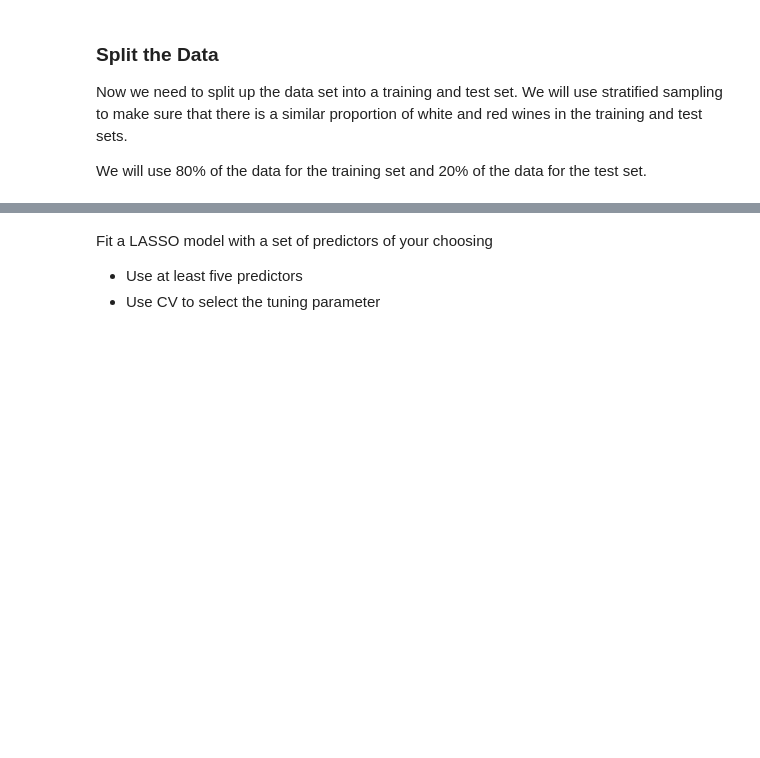
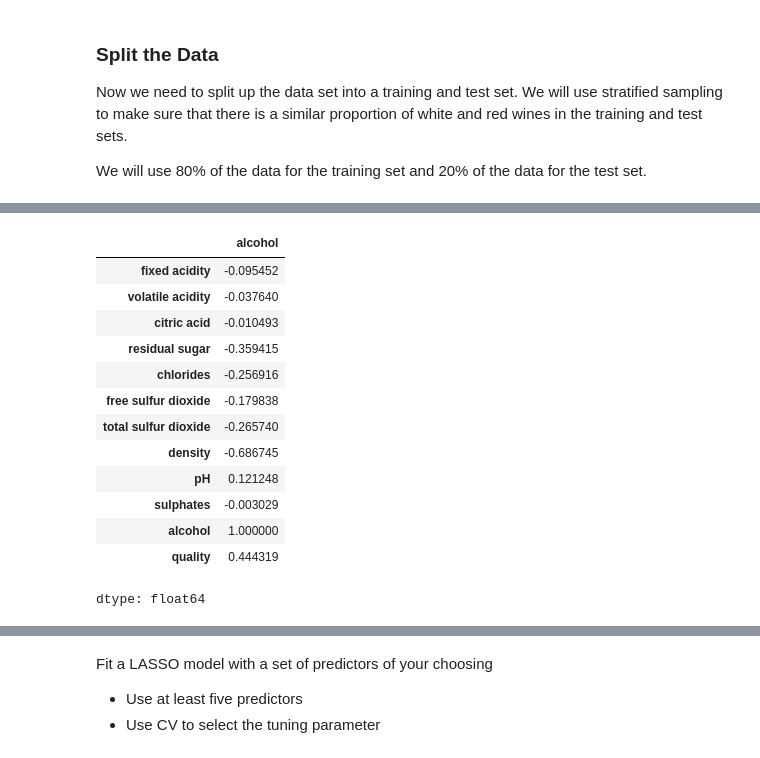
Before and after one commit to alanapooler827/554Homework7, a Jupyter notebook: ST554_HW6_Pooler.ipynb, the cells around one changed output, grey strips where cells are left out. Cells and saved outputs as stored; diff of their text form; code cells hidden in the pictures; blank space fills up the shorter version.

```diff
--- a/ST554_HW6_Pooler.ipynb
+++ b/ST554_HW6_Pooler.ipynb
@@ -100,0 +108,17 @@ X_test_reg = df_test.drop(columns=['alcohol', 'type'])
+# %%
+wine.corr(numeric_only=True)["alcohol"]
+# %% [output]
+|  | alcohol |
+| fixed acidity | -0.095452 |
+| volatile acidity | -0.037640 |
+| citric acid | -0.010493 |
+| residual sugar | -0.359415 |
+| chlorides | -0.256916 |
+| free sulfur dioxide | -0.179838 |
+| total sulfur dioxide | -0.265740 |
+| density | -0.686745 |
+| pH | 0.121248 |
+| sulphates | -0.003029 |
+| alcohol | 1.000000 |
+| quality | 0.444319 |
+dtype: float64
```
Also changed, not shown: parts of 15 cells of this notebook.
